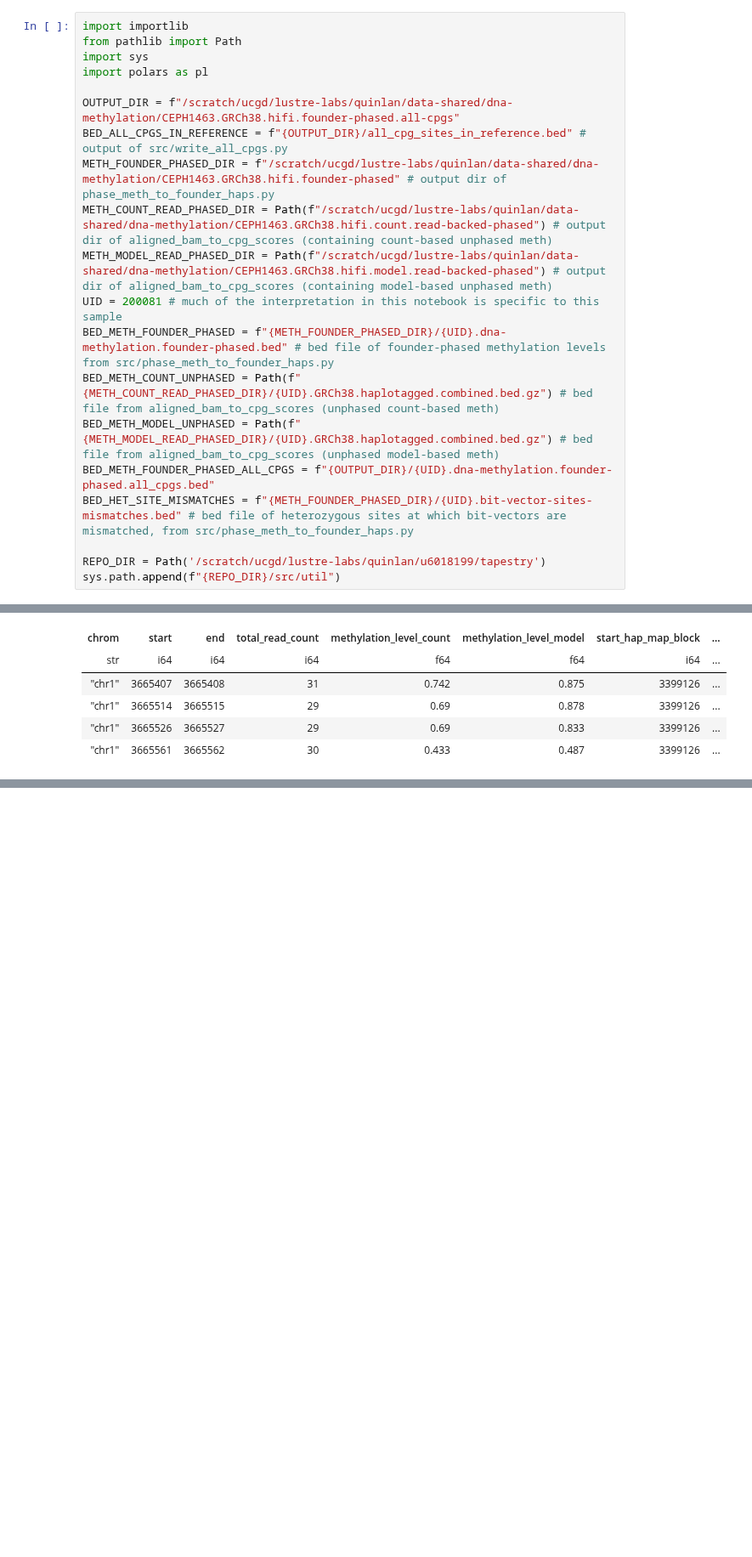
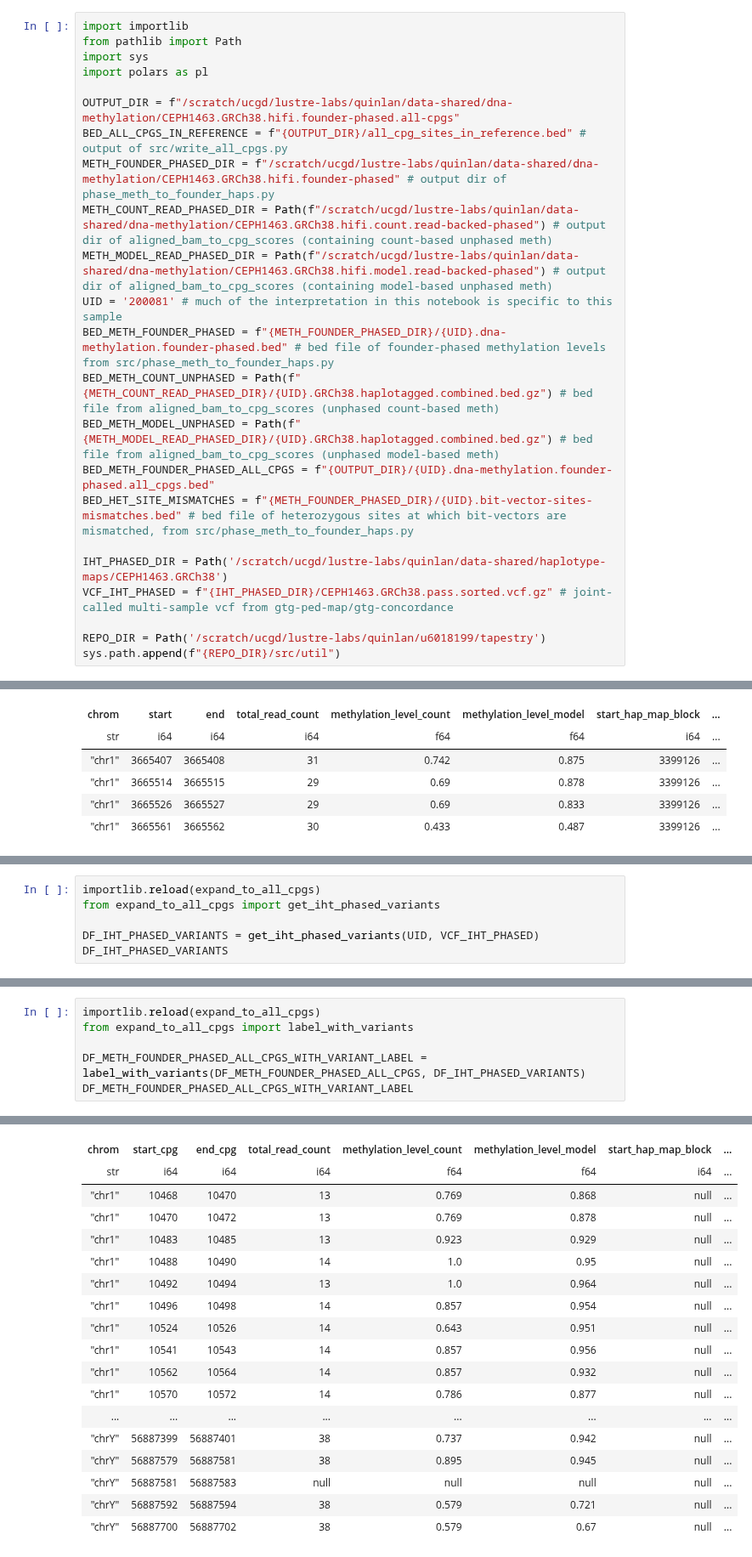
Before and after one commit to quinlan-lab/tapestry, a Jupyter notebook: src/expand_to_all_cpgs.200081.ipynb, the cells around one changed output, grey strips where cells are left out. Shown at 85% size. Saved outputs shown, nothing was run; the diff lists cells and outputs as text; blank space fills up the shorter version.

```diff
--- a/src/expand_to_all_cpgs.200081.ipynb
+++ b/src/expand_to_all_cpgs.200081.ipynb
@@ -11,13 +11,16 @@ BED_ALL_CPGS_IN_REFERENCE = f"{OUTPUT_DIR}/all_cpg_sites_in_reference.bed" # out
 METH_FOUNDER_PHASED_DIR = f"/scratch/ucgd/lustre-labs/quinlan/data-shared/dna-methylation/CEPH1463.GRCh38.hifi.founder-phased" # output dir of phase_meth_to_founder_haps.py
 METH_COUNT_READ_PHASED_DIR = Path(f"/scratch/ucgd/lustre-labs/quinlan/data-shared/dna-methylation/CEPH1463.GRCh38.hifi.count.read-backed-phased") # output dir of aligned_bam_to_cpg_scores (containing count-based unphased meth)
 METH_MODEL_READ_PHASED_DIR = Path(f"/scratch/ucgd/lustre-labs/quinlan/data-shared/dna-methylation/CEPH1463.GRCh38.hifi.model.read-backed-phased") # output dir of aligned_bam_to_cpg_scores (containing model-based unphased meth)
-UID = 200081 # much of the interpretation in this notebook is specific to this sample
+UID = '200081' # much of the interpretation in this notebook is specific to this sample
 BED_METH_FOUNDER_PHASED = f"{METH_FOUNDER_PHASED_DIR}/{UID}.dna-methylation.founder-phased.bed" # bed file of founder-phased methylation levels from src/phase_meth_to_founder_haps.py
 BED_METH_COUNT_UNPHASED = Path(f"{METH_COUNT_READ_PHASED_DIR}/{UID}.GRCh38.haplotagged.combined.bed.gz") # bed file from aligned_bam_to_cpg_scores (unphased count-based meth)
 BED_METH_MODEL_UNPHASED = Path(f"{METH_MODEL_READ_PHASED_DIR}/{UID}.GRCh38.haplotagged.combined.bed.gz") # bed file from aligned_bam_to_cpg_scores (unphased model-based meth)
 BED_METH_FOUNDER_PHASED_ALL_CPGS = f"{OUTPUT_DIR}/{UID}.dna-methylation.founder-phased.all_cpgs.bed"
 BED_HET_SITE_MISMATCHES = f"{METH_FOUNDER_PHASED_DIR}/{UID}.bit-vector-sites-mismatches.bed" # bed file of heterozygous sites at which bit-vectors are mismatched, from src/phase_meth_to_founder_haps.py
 
+IHT_PHASED_DIR = Path('/scratch/ucgd/lustre-labs/quinlan/data-shared/haplotype-maps/CEPH1463.GRCh38')
+VCF_IHT_PHASED = f"{IHT_PHASED_DIR}/CEPH1463.GRCh38.pass.sorted.vcf.gz" # joint-called multi-sample vcf from gtg-ped-map/gtg-concordance
+
 REPO_DIR = Path('/scratch/ucgd/lustre-labs/quinlan/u6018199/tapestry')
 sys.path.append(f"{REPO_DIR}/src/util")
 # %% [markdown]
@@ -351,0 +342,6 @@ Percentage of CpG sites (in reference and sample genomes, and on phasable chroms
+# %%
+importlib.reload(expand_to_all_cpgs)
+from expand_to_all_cpgs import get_iht_phased_variants
+
+DF_IHT_PHASED_VARIANTS = get_iht_phased_variants(UID, VCF_IHT_PHASED)
+DF_IHT_PHASED_VARIANTS
@@ -351,0 +394,7 @@ Percentage of CpG sites (in reference and sample genomes, and on phasable chroms
+# %%
+importlib.reload(expand_to_all_cpgs)
+from expand_to_all_cpgs import label_with_variants
+
+DF_METH_FOUNDER_PHASED_ALL_CPGS_WITH_VARIANT_LABEL = label_with_variants(DF_METH_FOUNDER_PHASED_ALL_CPGS, DF_IHT_PHASED_VARIANTS)
+DF_METH_FOUNDER_PHASED_ALL_CPGS_WITH_VARIANT_LABEL
+# %% [output]
@@ -351,0 +402,18 @@ Percentage of CpG sites (in reference and sample genomes, and on phasable chroms
+| chrom | start_cpg | end_cpg | total_read_count | methylation_level_count | methylation_level_model | start_hap_map_block | ... |
+| str | i64 | i64 | i64 | f64 | f64 | i64 | ... |
+| "chr1" | 10468 | 10470 | 13 | 0.769 | 0.868 | null | ... |
+| "chr1" | 10470 | 10472 | 13 | 0.769 | 0.878 | null | ... |
+| "chr1" | 10483 | 10485 | 13 | 0.923 | 0.929 | null | ... |
+| "chr1" | 10488 | 10490 | 14 | 1.0 | 0.95 | null | ... |
+| "chr1" | 10492 | 10494 | 13 | 1.0 | 0.964 | null | ... |
+| "chr1" | 10496 | 10498 | 14 | 0.857 | 0.954 | null | ... |
+| "chr1" | 10524 | 10526 | 14 | 0.643 | 0.951 | null | ... |
+| "chr1" | 10541 | 10543 | 14 | 0.857 | 0.956 | null | ... |
+| "chr1" | 10562 | 10564 | 14 | 0.857 | 0.932 | null | ... |
+| "chr1" | 10570 | 10572 | 14 | 0.786 | 0.877 | null | ... |
+| ... | ... | ... | ... | ... | ... | ... | ... |
+| "chrY" | 56887399 | 56887401 | 38 | 0.737 | 0.942 | null | ... |
+| "chrY" | 56887579 | 56887581 | 38 | 0.895 | 0.945 | null | ... |
+| "chrY" | 56887581 | 56887583 | null | null | null | null | ... |
+| "chrY" | 56887592 | 56887594 | 38 | 0.579 | 0.721 | null | ... |
+| "chrY" | 56887700 | 56887702 | 38 | 0.579 | 0.67 | null | ... |
```
Also changed, not shown: parts of 39 cells of this notebook, 2 other files.
